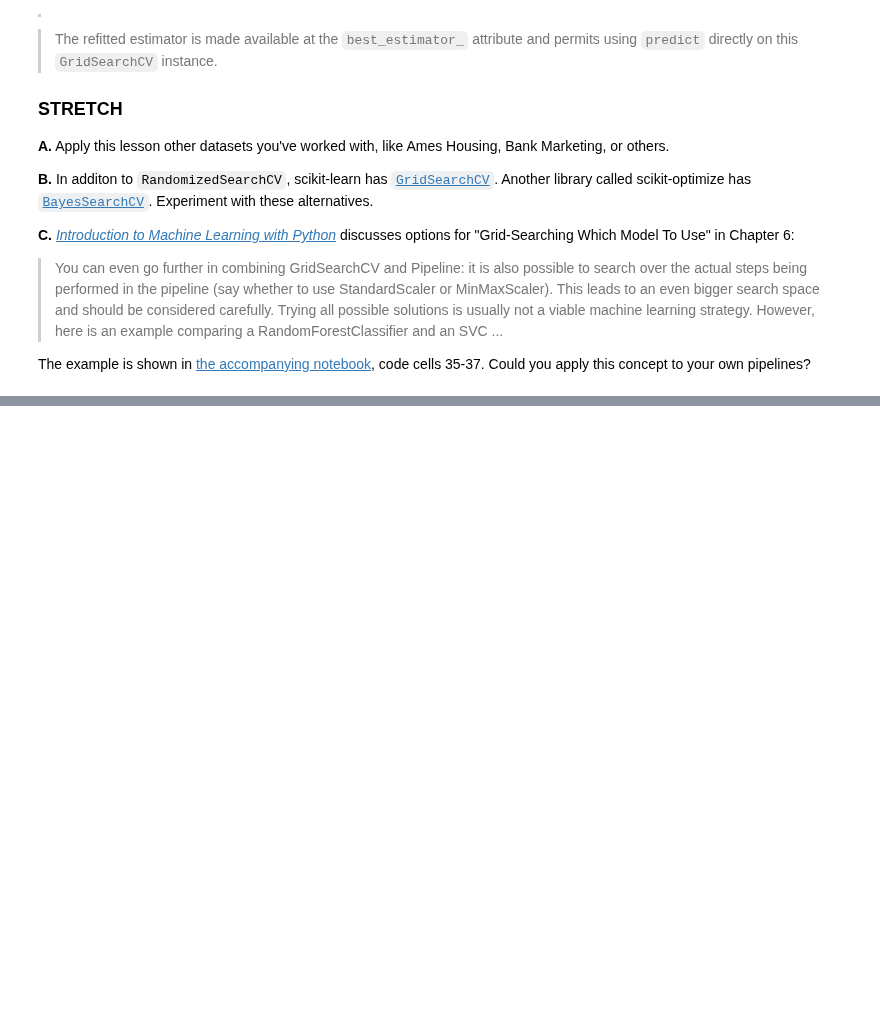
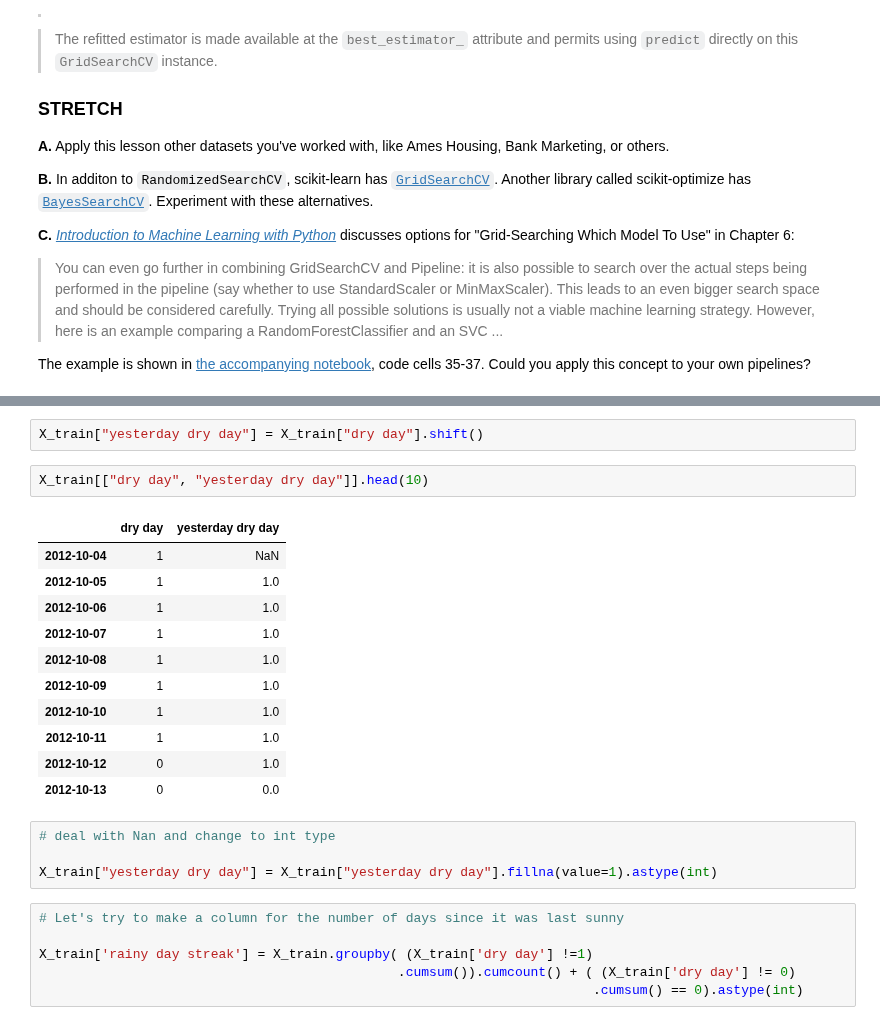
Before and after one commit to LambdaSchool/DS-Unit-2-Sprint-4-Practicing-Understanding, a Jupyter notebook: module1-hyperparameter-optimization/LS_DS_241_Hyperparameter_Optimization.ipynb, the cells around one changed output, grey strips where cells are left out. Drawn from its saved outputs; the diff is of its cells as text; blank space fills up the shorter version.

```diff
--- a/module1-hyperparameter-optimization/LS_DS_241_Hyperparameter_Optimization.ipynb
+++ b/module1-hyperparameter-optimization/LS_DS_241_Hyperparameter_Optimization.ipynb
@@ -596,0 +619,26 @@ The example is shown in [the accompanying notebook](https://github.com/amueller/
+# %%
+X_train["yesterday dry day"] = X_train["dry day"].shift()
+# %%
+X_train[["dry day", "yesterday dry day"]].head(10)
+# %% [output]
+|  | dry day | yesterday dry day |
+| 2012-10-04 | 1 | NaN |
+| 2012-10-05 | 1 | 1.0 |
+| 2012-10-06 | 1 | 1.0 |
+| 2012-10-07 | 1 | 1.0 |
+| 2012-10-08 | 1 | 1.0 |
+| 2012-10-09 | 1 | 1.0 |
+| 2012-10-10 | 1 | 1.0 |
+| 2012-10-11 | 1 | 1.0 |
+| 2012-10-12 | 0 | 1.0 |
+| 2012-10-13 | 0 | 0.0 |
+# %%
+# deal with Nan and change to int type
+
+X_train["yesterday dry day"] = X_train["yesterday dry day"].fillna(value=1).astype(int)
+# %%
+# Let's try to make a column for the number of days since it was last sunny
+
+X_train['rainy day streak'] = X_train.groupby( (X_train['dry day'] !=1)
+                                              .cumsum()).cumcount() + ( (X_train['dry day'] != 0)
+                                                                       .cumsum() == 0).astype(int)
```
Also changed, not shown: parts of 7 cells of this notebook.
